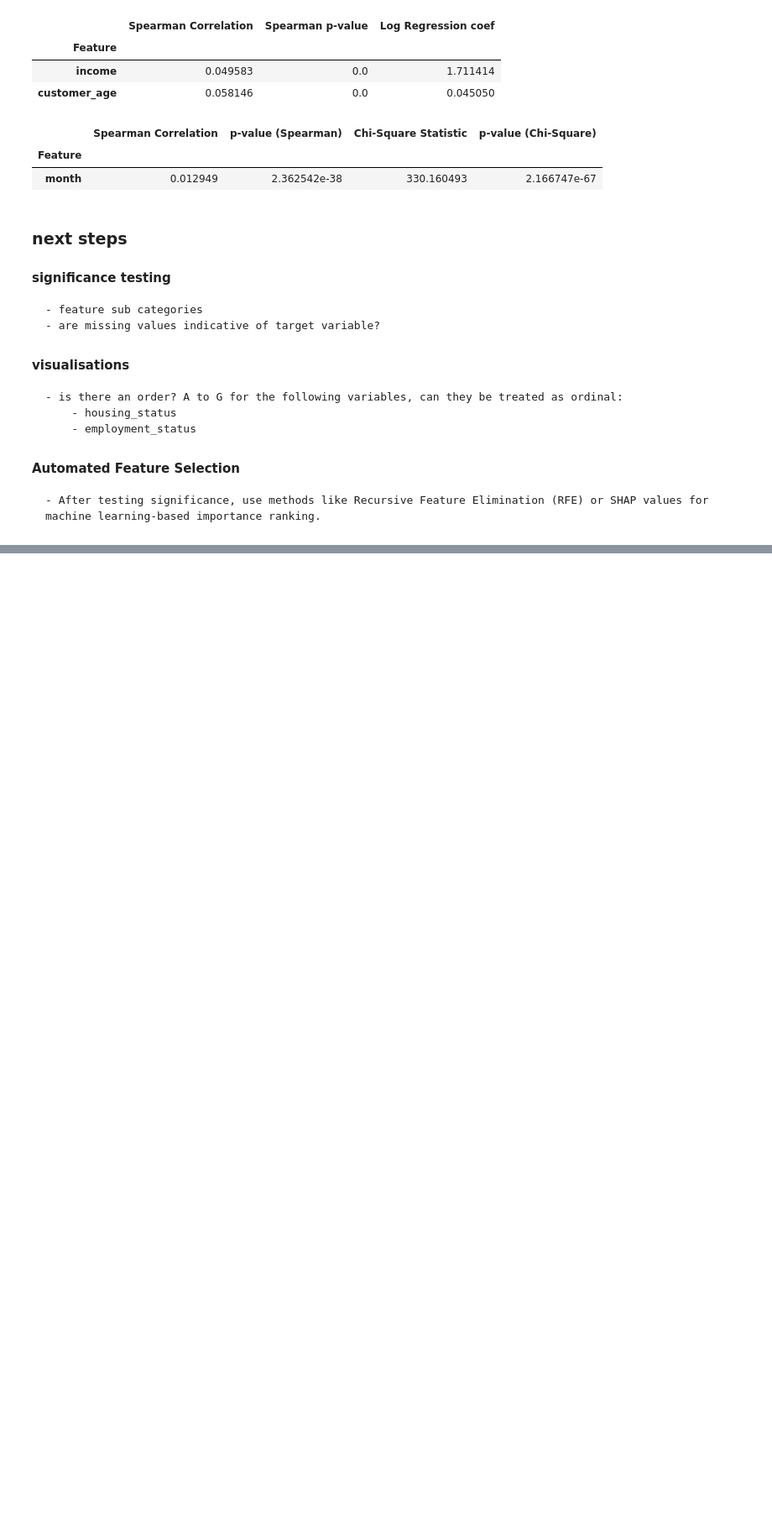
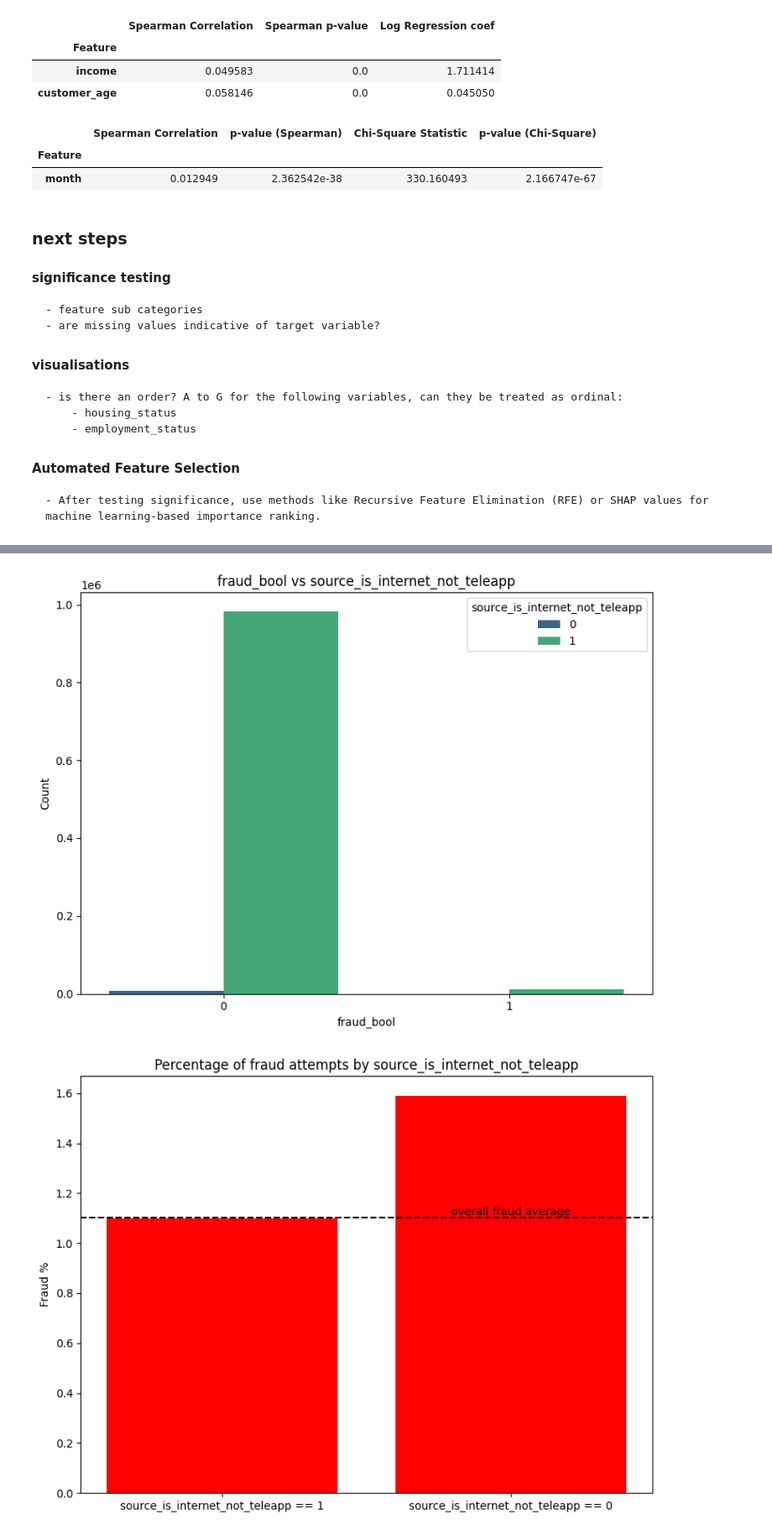
Before and after one commit to jonnywong288/bank-account-fraud, a Jupyter notebook: data_exploration.ipynb, the cells around one changed output, grey strips where cells are left out. Shown at 84% size. Drawn from its saved outputs; the diff is of its cells as text; code cells hidden in the pictures; blank space fills up the shorter version.

Commit message:
adding visualisations

```diff
--- a/data_exploration.ipynb
+++ b/data_exploration.ipynb
@@ -17,5 +17,10 @@ with open('data_types.json') as f:
 df_base['source_is_internet_not_teleapp'] = (df_base['source'] == 'INTERNET').astype(int)
 df_base.drop('source', axis=1, inplace=True)
 # %%
+import EDA
+import importlib
+importlib.reload(EDA)
+FeatureSignificance = EDA.FeatureSignificance
+FeatureVisualisation = EDA.FeatureVisualisation
 fs = FeatureSignificance(df_base, target='fraud_bool')
 fv = FeatureVisualisation(df_base, target='fraud_bool')
@@ -107,0 +135,5 @@ fs.temporal(data_types['temporal'])
+# %%
+fv.nominal_binary(data_types['nominal_binary'])
+# %% [output]
+[figure, added]
+[figure, added]
```
Also changed, not shown: parts of 5 cells of this notebook.
